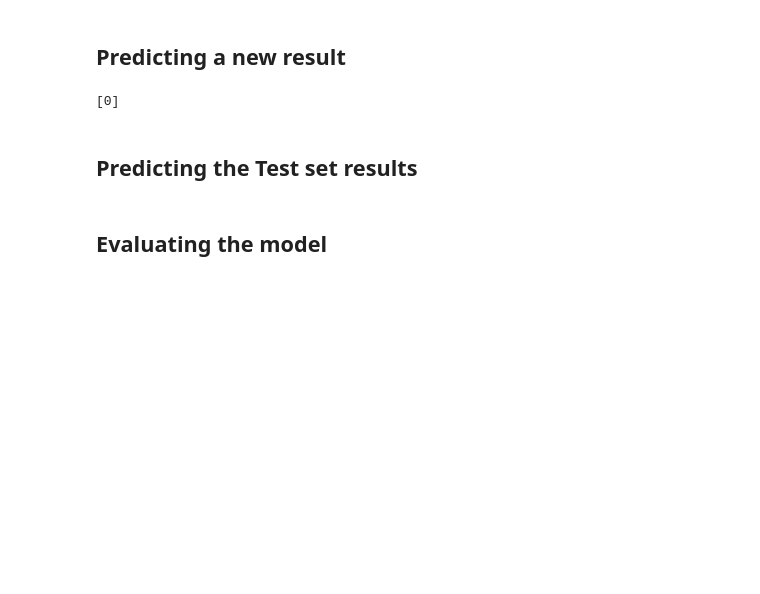
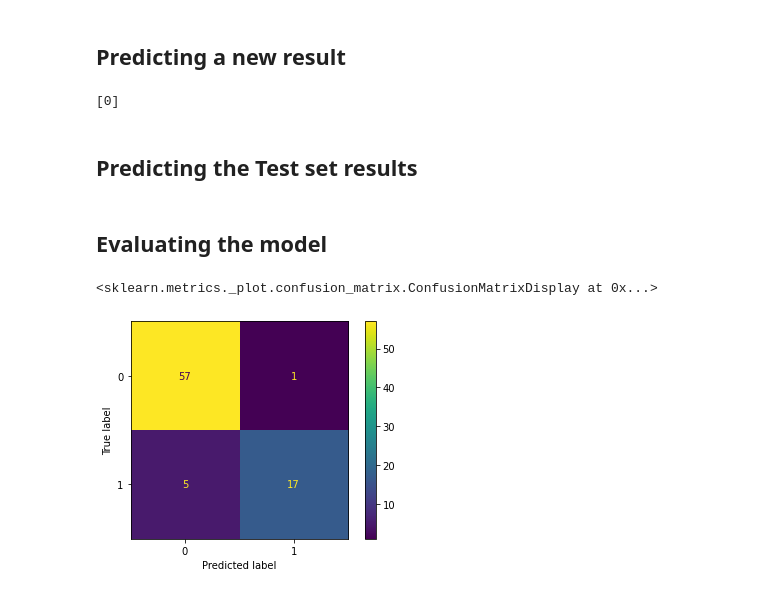
Before and after one commit to MarcoCalbucci/DataAnalytics, a Jupyter notebook: PredictiveModeling/Classification/Examples/SocialNetworkAds_LogisticRegression/social_network_ads.ipynb, the cells around one changed output. Drawn from its saved outputs; the diff is of its cells as text; code cells hidden in the pictures; blank space fills up the shorter version.

```diff
--- a/PredictiveModeling/Classification/Examples/SocialNetworkAds_LogisticRegression/social_network_ads.ipynb
+++ b/PredictiveModeling/Classification/Examples/SocialNetworkAds_LogisticRegression/social_network_ads.ipynb
@@ -95,0 +109,5 @@ print(accuracy)
+# %%
+ConfusionMatrixDisplay(cm).plot()
+# %% [output]
+<sklearn.metrics._plot.confusion_matrix.ConfusionMatrixDisplay at 0x...>
+[figure, added]
```
Also changed, not shown: parts of 12 cells of this notebook.
